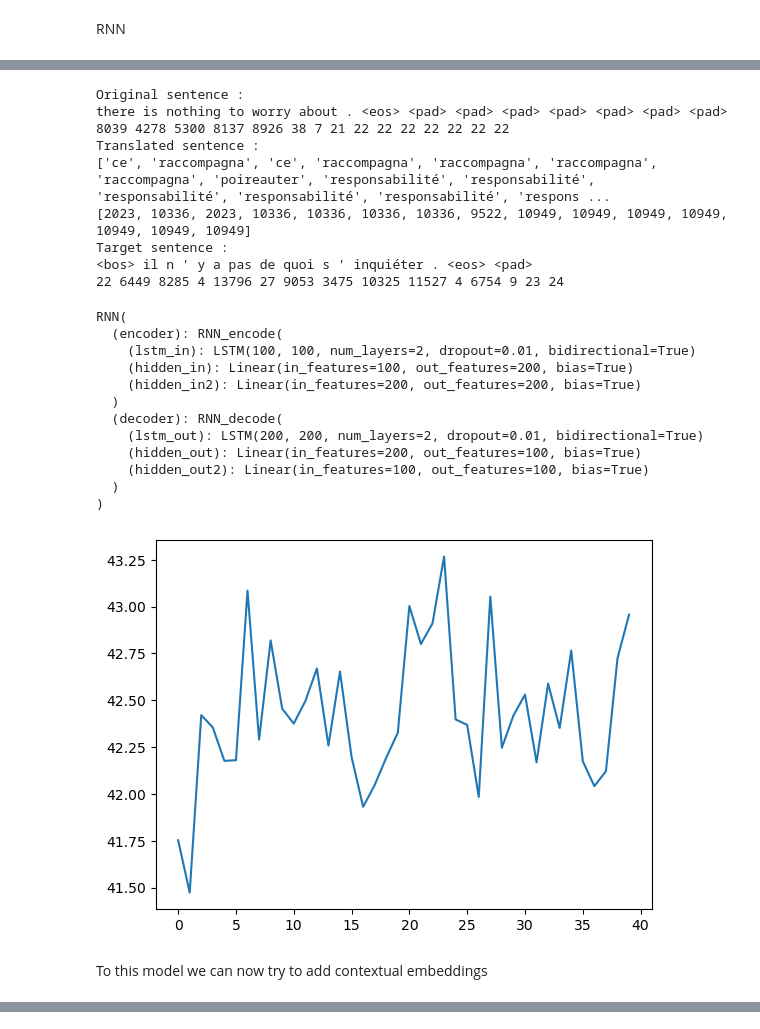
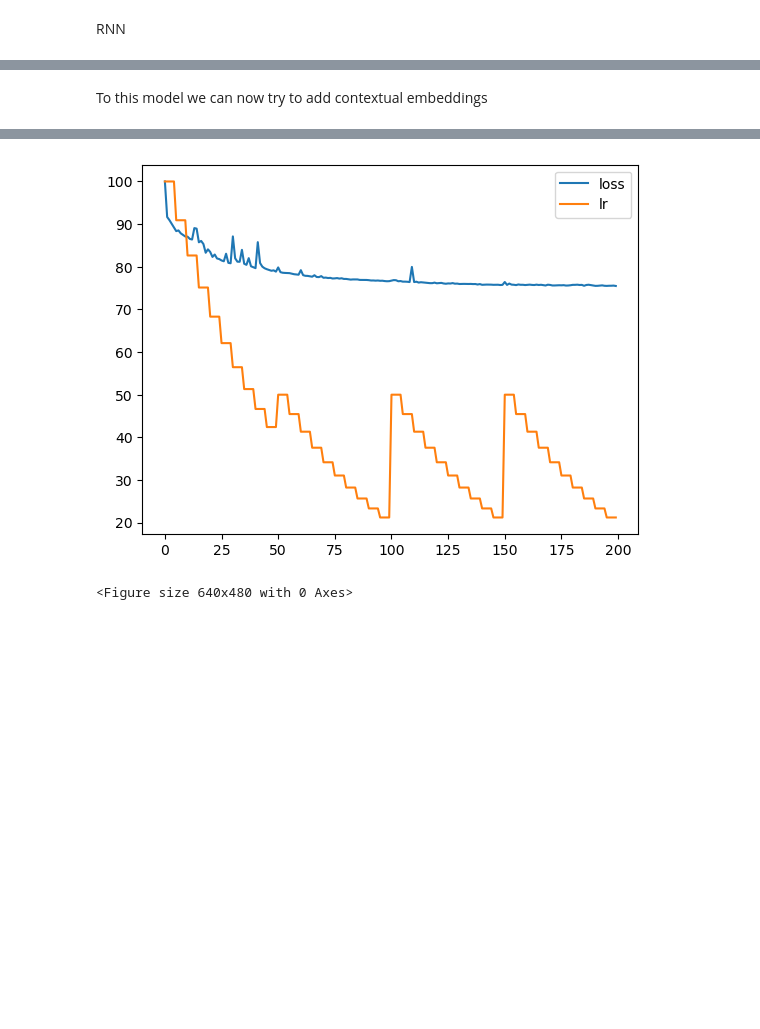
Before and after one commit to Pangasius/webtextanalysis, a Jupyter notebook: rnn.ipynb, the cells around one changed output, grey strips where cells are left out. Drawn from its saved outputs; the diff is of its cells as text; code cells hidden in the pictures; blank space fills up the shorter version.

```diff
--- a/rnn.ipynb
+++ b/rnn.ipynb
@@ -482,5 +484,5 @@ def loss_function(predicted_sentence, target_sentence, pad, model):
 # %%
-batch_size = 128
+batch_size = 256
 data = MTFraEng(batch_size=batch_size)
 # %%
 #Now we can train the model
@@ -723,31 +663,2 @@ Epoch: 39/40............. Loss: 42.95695495605469.............ime : 0.2053007577
-# %%
-word2vec_model_neural.to(device)
-test(word2vec_model_neural, target_w2v_model_cbow, usage_size = 130000)
-plt.plot(epoch_loss_word2vec)
-plt.savefig(sys.path[0] + "/models/" + "word2vec_trained_model_loss.png")
-word2vec_model_neural.to('cpu')
-# %% [output]
-Original sentence :
-there is nothing to worry about . <eos> <pad> <pad> <pad> <pad> <pad> <pad> <pad>
-8039 4278 5300 8137 8926 38 7 21 22 22 22 22 22 22 22
-Translated sentence :
-['ce', 'raccompagna', 'ce', 'raccompagna', 'raccompagna', 'raccompagna', 'raccompagna', 'poireauter', 'responsabilité', 'responsabilité', 'responsabilité', 'responsabilité', 'responsabilité', 'respons ...
-[2023, 10336, 2023, 10336, 10336, 10336, 10336, 9522, 10949, 10949, 10949, 10949, 10949, 10949, 10949]
-Target sentence :
-<bos> il n ' y a pas de quoi s ' inquiéter . <eos> <pad>
-22 6449 8285 4 13796 27 9053 3475 10325 11527 4 6754 9 23 24
-RNN(
-  (encoder): RNN_encode(
-    (lstm_in): LSTM(100, 100, num_layers=2, dropout=0.01, bidirectional=True)
-    (hidden_in): Linear(in_features=100, out_features=200, bias=True)
-    (hidden_in2): Linear(in_features=200, out_features=200, bias=True)
-  )
-  (decoder): RNN_decode(
-    (lstm_out): LSTM(200, 200, num_layers=2, dropout=0.01, bidirectional=True)
-    (hidden_out): Linear(in_features=200, out_features=100, bias=True)
-    (hidden_out2): Linear(in_features=100, out_features=100, bias=True)
-  )
-)
-[figure, removed]
 # %%
 #The following is for contextualized embeddings
@@ -885,7 +794,7 @@ raise (KeyboardInterrupt)
 #incorporate the attention mechanism in the decoder
 import math
 class RNN_decode_attention(nn.Module):
-    def __init__(self, embedding_model_input, embedding_model_output, hidden_size=50):
+    def __init__(self, embedding_model_input, embedding_model_output, hidden_size=100):
         super(RNN_decode_attention, self).__init__()
 
         self.hidden_size = hidden_size
@@ -895,14 +804,14 @@ class RNN_decode_attention(nn.Module):
 
         self.embedding_dim_out = self.embedding_out.shape[1]
         self.lstm_out = nn.LSTM(self.hidden_size, self.hidden_size, bidirectional=True)
-        self.lstm_out2 = nn.LSTM(self.hidden_size, self.hidden_size)
         self.hidden_out = nn.Linear(self.hidden_size, self.embedding_dim_out)
         self.hidden_out2 = nn.Linear(self.embedding_dim_out, self.embedding_dim_out)
 
         #attention
         self.attn = nn.Linear(self.hidden_size, self.hidden_size)
+        self.attn2 = nn.Linear(self.hidden_size, self.hidden_size)
         self.v = nn.Linear(self.hidden_size, self.hidden_size, bias = False)
-        self.dropout = nn.Dropout(0.05)
+        self.dropout = nn.Dropout(0.1)
 
     def forward(self, input_hidden):
         #decoder
@@ -913,21 +822,16 @@ class RNN_decode_attention(nn.Module):
 
         #attention
         query = self.attn(output_lstm_1)
-        key = self.attn(input_hidden)
+        key = self.attn2(input_hidden)
         value = self.v(input_hidden)
         output_lstm_1, attention = self.attention(query, key, value, dropout=self.dropout)
 
-        output_lstm_2, _ = self.lstm_out2(output_lstm_1)
-
-        soft = F.log_softmax(output_lstm_2, dim=2)
-
-        output_hidden_1 = self.hidden_out(soft.view(input_hidden.shape[0], input_hidden.shape[1], self.hidden_size))
+        output_hidden_1 = self.hidden_out(output_lstm_1.view(input_hidden.shape[0], input_hidden.shape[1], self.hidden_size))
         output_hidden_2 = self.hidden_out2(F.relu(output_hidden_1.view(input_hidden.shape[0], input_hidden.shape[1], self.embedding_dim_out)))
 
         #similarity
         out = torch.abs(output_hidden_2 @ self.embedding_out.transpose(0,1))
-        soft =  F.softmin(out, dim=2)
-        return  (soft @ self.embedding_out) # VOCAB_SIZE * EMBEDDING_DIM
+        return  F.log_softmax(out, dim=2) #size batch, sentence, size_voc
 
     def attention(self, query, key, value, dropout=None):
         d_k = query.size(-1)
@@ -941,7 +845,7 @@ class RNN_decode_attention(nn.Module):
         return self.embedding_out
 # %%
 class RNN_attention(nn.Module) :
-    def __init__(self, embedding_model_input, embedding_model_output, hidden_size=50):
+    def __init__(self, embedding_model_input, embedding_model_output, hidden_size=100):
         super(RNN_attention, self).__init__()
 
         self.encoder = RNN_encode(embedding_model_input, embedding_model_output, hidden_size)
@@ -956,7 +860,10 @@ class RNN_attention(nn.Module) :
         return self.decoder.get_embedding()
 # %%
 #train it
-attention_epoch, attention_model_neural = train(source_fast_model, target_fast_model, n_epoch = 10, batch_size = batch_size, usage_size = 130000, lr = 0.00001, neural = RNN_attention)
-torch.save(attention_model_neural.state_dict(), sys.path[0] + "/models/" + "attention_trained_model.pt")
+
+usage_size = 130000
+out_attention = train(source_fast_model, target_fast_model, n_epoch = 200, batch_size = batch_size, usage_size = usage_size, lr = 0.001, neural = RNN_attention)
+torch.save(out_attention[2].state_dict(), sys.path[0] + "/models/" + "word2vec_trained_model.pt")
+show (out_attention, usage_size = usage_size)
 # %% [output]
 Ready
@@ -972,0 +886,2 @@ Epoch: 9/10............. Loss: 34.968013763427734.............ime : 0.1795670381
+[figure, added]
+<Figure size 640x480 with 0 Axes>
```
Also changed, not shown: parts of 28 cells of this notebook.
